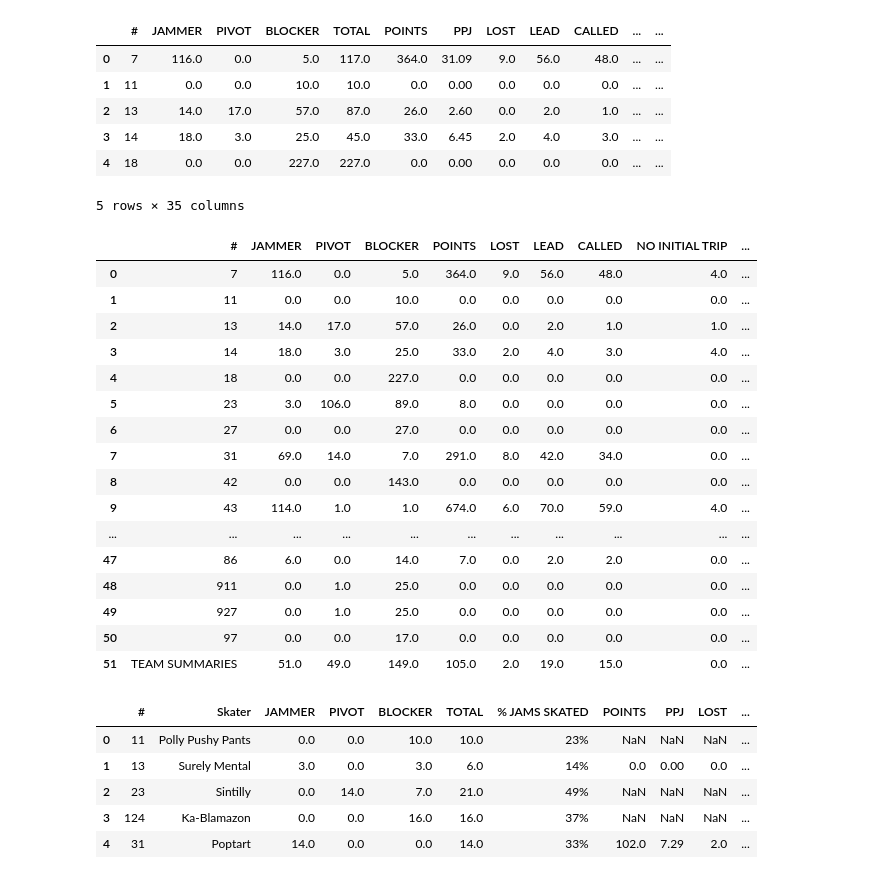
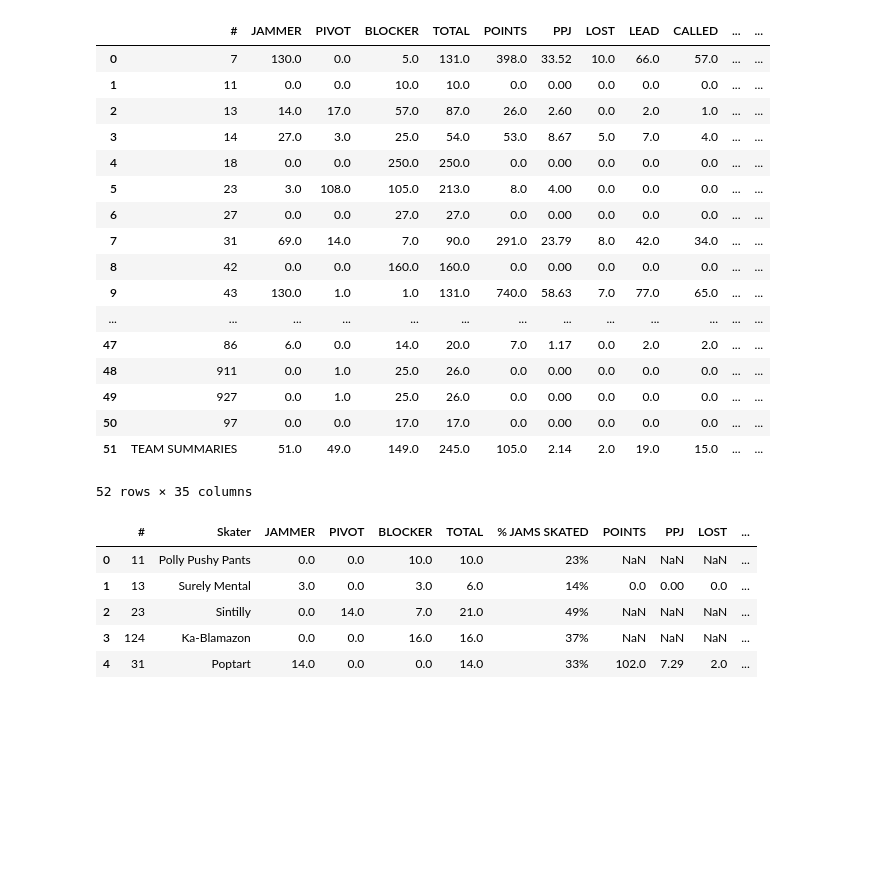
Before and after one commit to stace2775/NRD_Stats, a Jupyter notebook: Game_Summary.ipynb, the cells around one changed output. Drawn from its saved outputs; the diff is of its cells as text; code cells hidden in the pictures; blank space fills up the shorter version.

Commit message:
Arch Home games added to Game Summary only

```diff
--- a/Game_Summary.ipynb
+++ b/Game_Summary.ipynb
@@ -172,42 +172,54 @@ _0713Brawls_df['Opponent'] = 'WindyCity'
 
 
 # 8/17, Home, Alls-ArchRival , Brawls-ArchRival
+_0817Allspath = "0817Alls.csv"
+_0817Alls_df = pd.read_csv(_0817Allspath, encoding="ISO-8859-1")
+
+_0817Alls_df['Game Date'] = '081719'
+_0817Alls_df['Team'] = 'Alls'
+_0817Alls_df['Home/Away'] = 'Home'
+_0817Alls_df['Opponent'] = 'ArchRival'
+
+
+_0817Brawlspath = "0817Brawls.csv"
+_0817Brawls_df = pd.read_csv(_0817Brawlspath, encoding="ISO-8859-1")
+
+_0817Brawls_df['Game Date'] = '081719'
+_0817Brawls_df['Team'] = 'Brawls'
+_0817Brawls_df['Home/Away'] = 'Home'
+_0817Brawls_df['Opponent'] = 'ArchRival'
+
+
+
 # 8/31, Away, Alls-Chatty, Brawls-Chatty
 # %%
 # Way oversimplifying everything, but I can throw them all together and then add everything up
 # This would only be useful for the data in this set that can be summarized (like the number of times as jammer, total points, etc. )
 
-home_away_counts = pd.concat([_0202Alls_df,  _03031Brawls_df, _03032Brawls_df, _03033Brawls_df, _0309Alls_df, _0309Brawls_df, _0323Alls_df, _0406Alls_df, _04071Alls_df, _04072Alls_df, _0518Alls_df, _0518Brawls_df, _0615Alls_df, _0616Alls_df, _0713Alls_df, _0713Brawls_df]).groupby(['#']).sum().reset_index()
-home_away_counts.head()
+home_away_counts = pd.concat([_0202Alls_df,  _03031Brawls_df, _03032Brawls_df, _03033Brawls_df, _0309Alls_df, _0309Brawls_df, _0323Alls_df, _0406Alls_df, _04071Alls_df, _04072Alls_df, _0518Alls_df, _0518Brawls_df, _0615Alls_df, _0616Alls_df, _0713Alls_df, _0713Brawls_df, _0817Alls_df, _0817Brawls_df]).groupby(['#']).sum().reset_index()
+home_away_counts
 # %% [output]
 |  | # | JAMMER | PIVOT | BLOCKER | TOTAL | POINTS | PPJ | LOST | LEAD | CALLED | ... | ... |
-| 0 | 7 | 116.0 | 0.0 | 5.0 | 117.0 | 364.0 | 31.09 | 9.0 | 56.0 | 48.0 | ... | ... |
+| 0 | 7 | 130.0 | 0.0 | 5.0 | 131.0 | 398.0 | 33.52 | 10.0 | 66.0 | 57.0 | ... | ... |
 | 1 | 11 | 0.0 | 0.0 | 10.0 | 10.0 | 0.0 | 0.00 | 0.0 | 0.0 | 0.0 | ... | ... |
 | 2 | 13 | 14.0 | 17.0 | 57.0 | 87.0 | 26.0 | 2.60 | 0.0 | 2.0 | 1.0 | ... | ... |
-| 3 | 14 | 18.0 | 3.0 | 25.0 | 45.0 | 33.0 | 6.45 | 2.0 | 4.0 | 3.0 | ... | ... |
-| 4 | 18 | 0.0 | 0.0 | 227.0 | 227.0 | 0.0 | 0.00 | 0.0 | 0.0 | 0.0 | ... | ... |
+| 3 | 14 | 27.0 | 3.0 | 25.0 | 54.0 | 53.0 | 8.67 | 5.0 | 7.0 | 4.0 | ... | ... |
+| 4 | 18 | 0.0 | 0.0 | 250.0 | 250.0 | 0.0 | 0.00 | 0.0 | 0.0 | 0.0 | ... | ... |
+| 5 | 23 | 3.0 | 108.0 | 105.0 | 213.0 | 8.0 | 4.00 | 0.0 | 0.0 | 0.0 | ... | ... |
+| 6 | 27 | 0.0 | 0.0 | 27.0 | 27.0 | 0.0 | 0.00 | 0.0 | 0.0 | 0.0 | ... | ... |
+| 7 | 31 | 69.0 | 14.0 | 7.0 | 90.0 | 291.0 | 23.79 | 8.0 | 42.0 | 34.0 | ... | ... |
+| 8 | 42 | 0.0 | 0.0 | 160.0 | 160.0 | 0.0 | 0.00 | 0.0 | 0.0 | 0.0 | ... | ... |
+| 9 | 43 | 130.0 | 1.0 | 1.0 | 131.0 | 740.0 | 58.63 | 7.0 | 77.0 | 65.0 | ... | ... |
+| ... | ... | ... | ... | ... | ... | ... | ... | ... | ... | ... | ... | ... |
+| 47 | 86 | 6.0 | 0.0 | 14.0 | 20.0 | 7.0 | 1.17 | 0.0 | 2.0 | 2.0 | ... | ... |
+| 48 | 911 | 0.0 | 1.0 | 25.0 | 26.0 | 0.0 | 0.00 | 0.0 | 0.0 | 0.0 | ... | ... |
+| 49 | 927 | 0.0 | 1.0 | 25.0 | 26.0 | 0.0 | 0.00 | 0.0 | 0.0 | 0.0 | ... | ... |
+| 50 | 97 | 0.0 | 0.0 | 17.0 | 17.0 | 0.0 | 0.00 | 0.0 | 0.0 | 0.0 | ... | ... |
+| 51 | TEAM SUMMARIES | 51.0 | 49.0 | 149.0 | 245.0 | 105.0 | 2.14 | 2.0 | 19.0 | 15.0 | ... | ... |
-5 rows × 35 columns
+52 rows × 35 columns
 # %%
 home_away = home_away_counts[['#', 'JAMMER', 'PIVOT', 'BLOCKER', 'POINTS', 'LOST', 'LEAD', 'CALLED', 'NO INITIAL TRIP', 'STAR PASSES RECEIVED', 'PTS  FOR', 'PTS AGAINST', 'JAMMER +/-', 'PIVOT +/-', 'BLOCK +/-', 'SKATERS PENALTY COUNT']]
 # %%
 home_away
-#home_away.to_csv("2019_Home_Away_Games_Alls-and-Brawls-2.csv")
+home_away.to_csv("2019_Home_Away_Games_Alls-and-Brawls-3.csv")
-# %% [output]
-|  | # | JAMMER | PIVOT | BLOCKER | POINTS | LOST | LEAD | CALLED | NO INITIAL TRIP | ... |
-| 0 | 7 | 116.0 | 0.0 | 5.0 | 364.0 | 9.0 | 56.0 | 48.0 | 4.0 | ... |
-| 1 | 11 | 0.0 | 0.0 | 10.0 | 0.0 | 0.0 | 0.0 | 0.0 | 0.0 | ... |
-| 2 | 13 | 14.0 | 17.0 | 57.0 | 26.0 | 0.0 | 2.0 | 1.0 | 1.0 | ... |
-| 3 | 14 | 18.0 | 3.0 | 25.0 | 33.0 | 2.0 | 4.0 | 3.0 | 4.0 | ... |
-| 4 | 18 | 0.0 | 0.0 | 227.0 | 0.0 | 0.0 | 0.0 | 0.0 | 0.0 | ... |
-| 5 | 23 | 3.0 | 106.0 | 89.0 | 8.0 | 0.0 | 0.0 | 0.0 | 0.0 | ... |
-| 6 | 27 | 0.0 | 0.0 | 27.0 | 0.0 | 0.0 | 0.0 | 0.0 | 0.0 | ... |
-| 7 | 31 | 69.0 | 14.0 | 7.0 | 291.0 | 8.0 | 42.0 | 34.0 | 0.0 | ... |
-| 8 | 42 | 0.0 | 0.0 | 143.0 | 0.0 | 0.0 | 0.0 | 0.0 | 0.0 | ... |
-| 9 | 43 | 114.0 | 1.0 | 1.0 | 674.0 | 6.0 | 70.0 | 59.0 | 4.0 | ... |
-| ... | ... | ... | ... | ... | ... | ... | ... | ... | ... | ... |
-| 47 | 86 | 6.0 | 0.0 | 14.0 | 7.0 | 0.0 | 2.0 | 2.0 | 0.0 | ... |
-| 48 | 911 | 0.0 | 1.0 | 25.0 | 0.0 | 0.0 | 0.0 | 0.0 | 0.0 | ... |
-| 49 | 927 | 0.0 | 1.0 | 25.0 | 0.0 | 0.0 | 0.0 | 0.0 | 0.0 | ... |
-| 50 | 97 | 0.0 | 0.0 | 17.0 | 0.0 | 0.0 | 0.0 | 0.0 | 0.0 | ... |
-| 51 | TEAM SUMMARIES | 51.0 | 49.0 | 149.0 | 105.0 | 2.0 | 19.0 | 15.0 | 0.0 | ... |
 # %%
```
Also changed, not shown: parts of 1 cell of this notebook, 15 other files.
